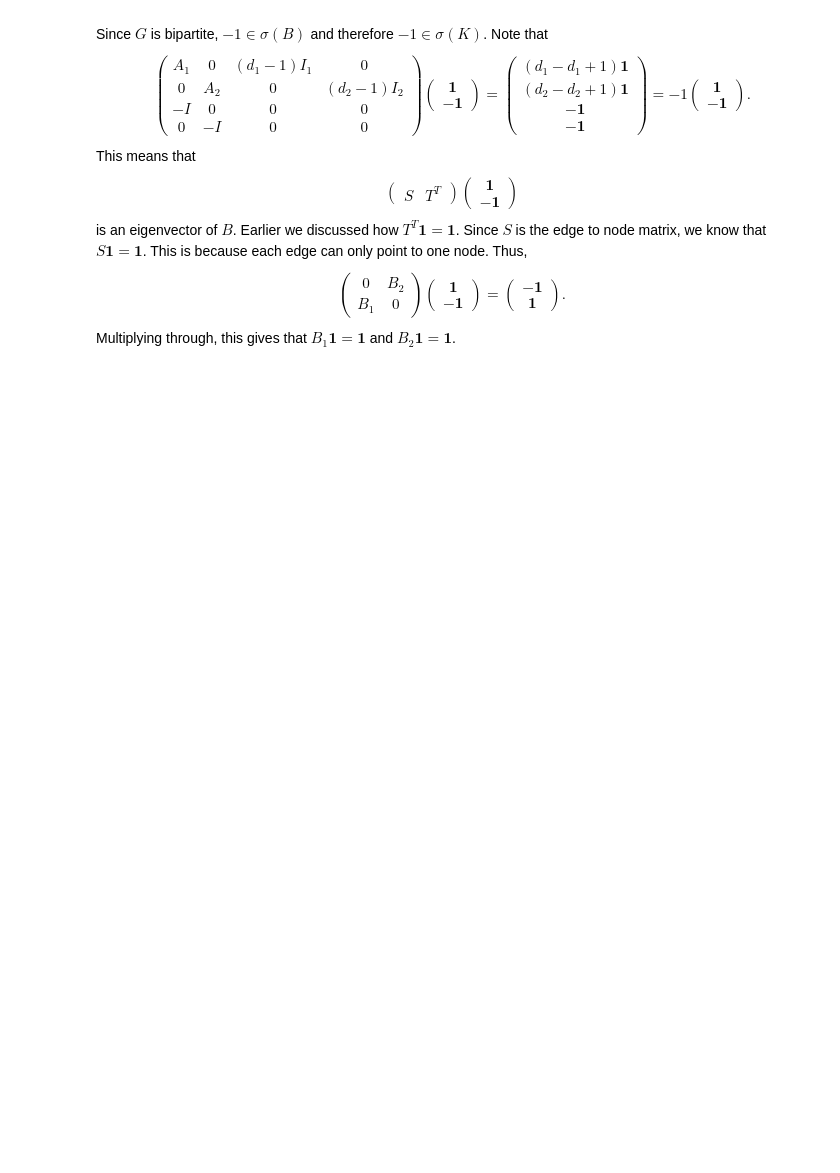
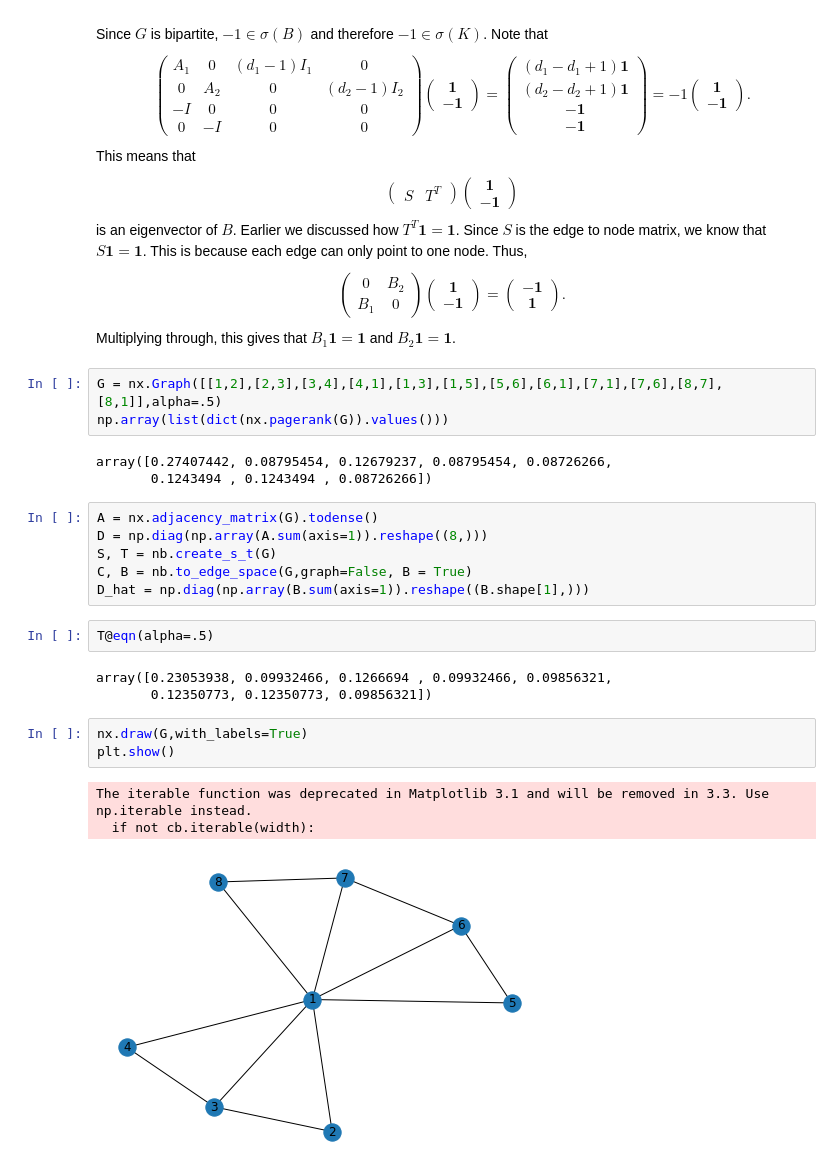
Before and after one commit to cglover13/research, a Jupyter notebook: Kempton/bipartite_pagerank.ipynb, the cells around one changed output. Drawn from its saved outputs; the diff is of its cells as text; blank space fills up the shorter version.

Commit message:
equation for pagerank

```diff
--- a/Kempton/bipartite_pagerank.ipynb
+++ b/Kempton/bipartite_pagerank.ipynb
@@ -264,3 +264,27 @@ This means that $$\begin{pmatrix}S&T^T\end{pmatrix}\begin{pmatrix}\mathbf{1}\\-\
 Earlier we discussed how $T^T\mathbf{1}=\mathbf{1}$. Since $S$ is the edge to node matrix, we know that $S\mathbf{1}=\mathbf{1}$. This is because each edge can only point to one node. Thus,
 $$\begin{pmatrix}0&B_2\\B_1&0\end{pmatrix}\begin{pmatrix}\mathbf{1}\\-\mathbf{1}\end{pmatrix}=\begin{pmatrix}-\mathbf{1}\\\mathbf{1}\end{pmatrix}.$$
 Multiplying through, this gives that $B_1\mathbf{1}=\mathbf{1}$ and $B_2\mathbf{1}=\mathbf{1}$.
+# %%
+G = nx.Graph([[1,2],[2,3],[3,4],[4,1],[1,3],[1,5],[5,6],[6,1],[7,1],[7,6],[8,7],[8,1]],alpha=.5)
+np.array(list(dict(nx.pagerank(G)).values()))
+# %% [output]
+array([0.27407442, 0.08795454, 0.12679237, 0.08795454, 0.08726266,
+       0.1243494 , 0.1243494 , 0.08726266])
+# %%
+A = nx.adjacency_matrix(G).todense()
+D = np.diag(np.array(A.sum(axis=1)).reshape((8,)))
+S, T = nb.create_s_t(G)
+C, B = nb.to_edge_space(G,graph=False, B = True)
+D_hat = np.diag(np.array(B.sum(axis=1)).reshape((B.shape[1],)))
+# %%
+T@eqn(alpha=.5)
+# %% [output]
+array([0.23053938, 0.09932466, 0.1266694 , 0.09932466, 0.09856321,
+       0.12350773, 0.12350773, 0.09856321])
+# %%
+nx.draw(G,with_labels=True)
+plt.show()
+# %% [output]
+The iterable function was deprecated in Matplotlib 3.1 and will be removed in 3.3. Use np.iterable instead.
+  if not cb.iterable(width):
+[figure, added]
```
Also changed, not shown: parts of 5 cells of this notebook, 1 other file.
